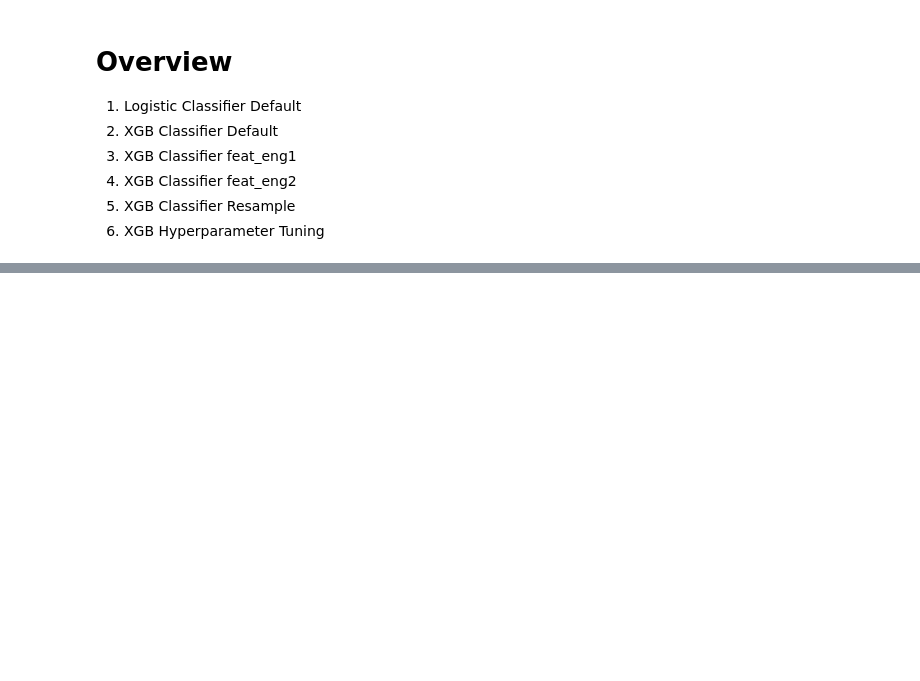
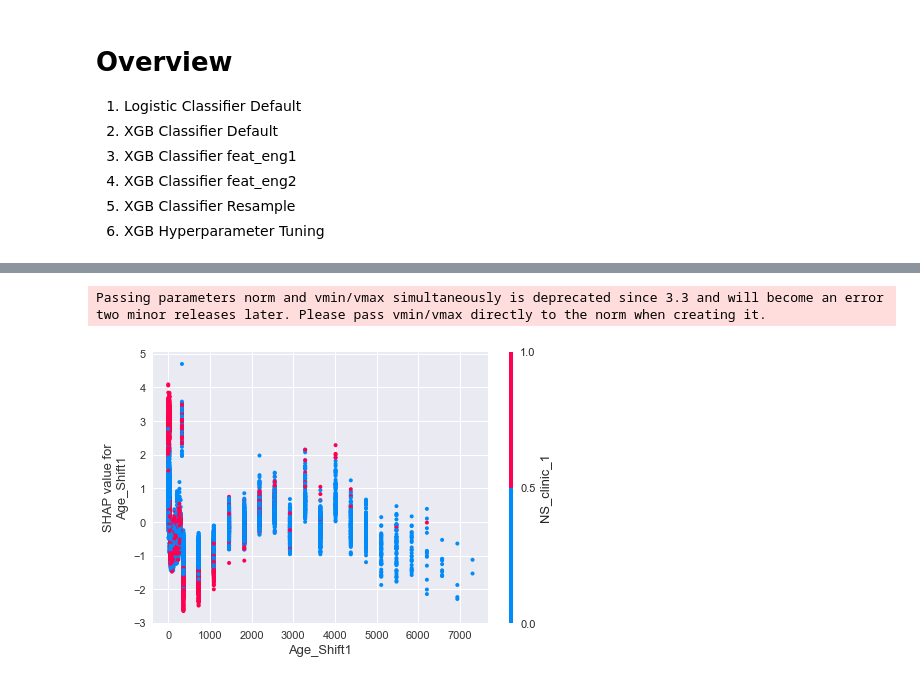
Before and after one commit to InciteG/austin-animal-shelter, a Jupyter notebook: notebooks/Testing.ipynb, the cells around one changed output, grey strips where cells are left out. Saved outputs shown, nothing was run; the diff lists cells and outputs as text; code cells hidden in the pictures; blank space fills up the shorter version.

```diff
--- a/notebooks/Testing.ipynb
+++ b/notebooks/Testing.ipynb
@@ -42,0 +58,5 @@ sns.heatmap(mt.confusion_matrix, annot=True, fmt='', cmap='Blues')
+# %%
+shap.dependence_plot('Age_Shift1', mt.shap, mt.xtest, display_features=mt.xtest)
+# %% [output]
+Passing parameters norm and vmin/vmax simultaneously is deprecated since 3.3 and will become an error two minor releases later. Please pass vmin/vmax directly to the norm when creating it.
+[figure, added]
```
Also changed, not shown: parts of 8 cells of this notebook, 2 other files.
